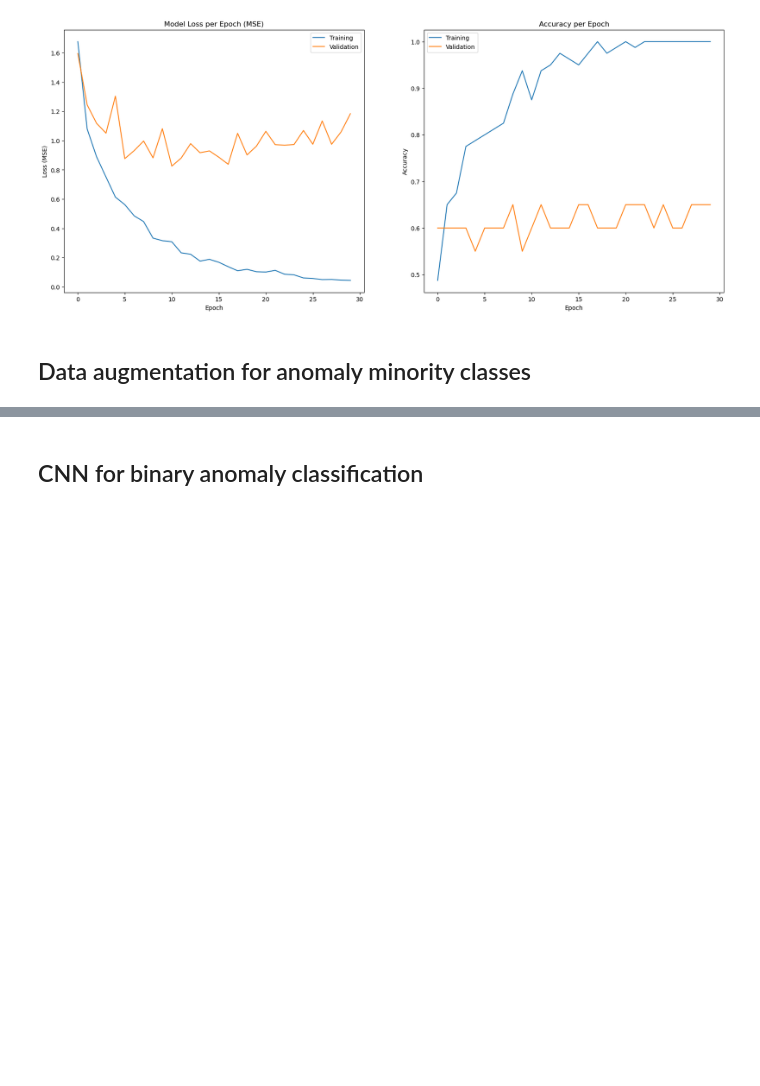
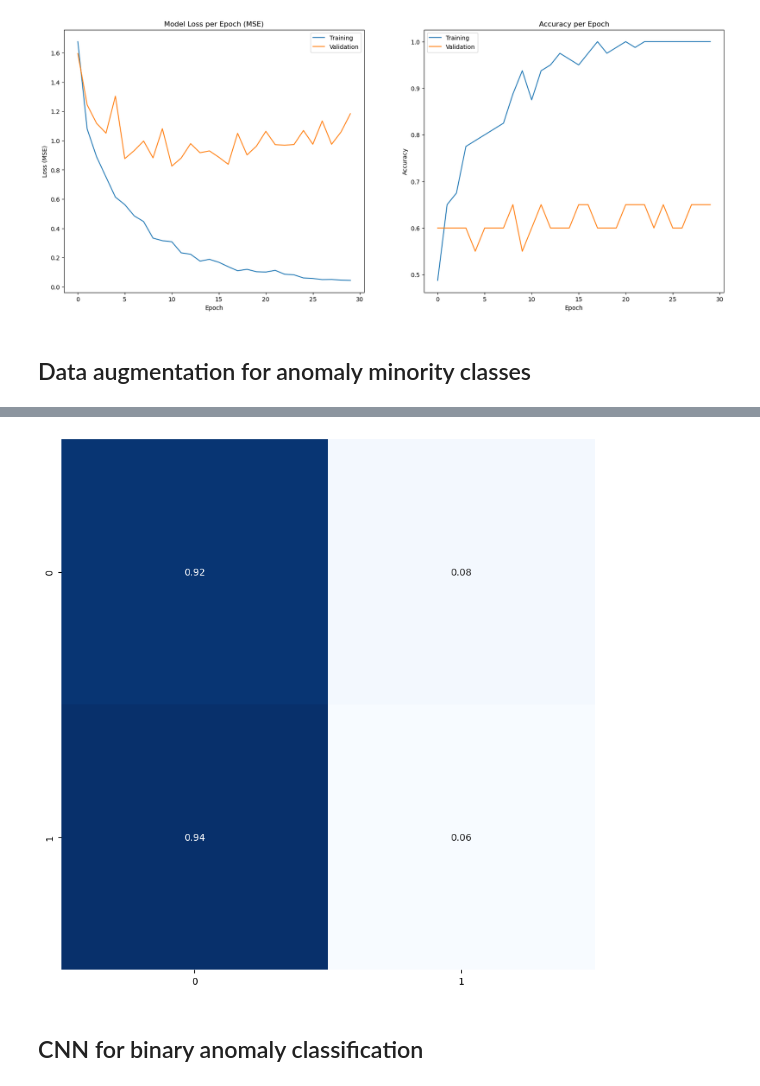
Before and after one commit to skw32/datascientest_anomaly_project_backup, a Jupyter notebook: notebooks/modelisation_DL_SKW.ipynb, the cells around one changed output, grey strips where cells are left out. Drawn from its saved outputs; the diff is of its cells as text; code cells hidden in the pictures; blank space fills up the shorter version.

```diff
--- a/notebooks/modelisation_DL_SKW.ipynb
+++ b/notebooks/modelisation_DL_SKW.ipynb
@@ -657,0 +617,5 @@ for image in imageGen:
+# %%
+y_true, y_pred = get_predictions_and_labels(test_ds)  # Get true labels and predictions from the test dataset
+
+# Display the classification report
+print(classification_report(y_true, y_pred))  # Print the classification report (precision, recall, F1-score)
@@ -658,3 +632,9 @@ for image in imageGen:
+# %%
+# Display the confusion matrix
+
+plot_cm(y_true, y_pred)
+# %% [output]
+[figure, added]
 # %% [markdown]
 ## CNN for binary anomaly classification
 # %%
```
Also changed, not shown: parts of 31 cells of this notebook.
